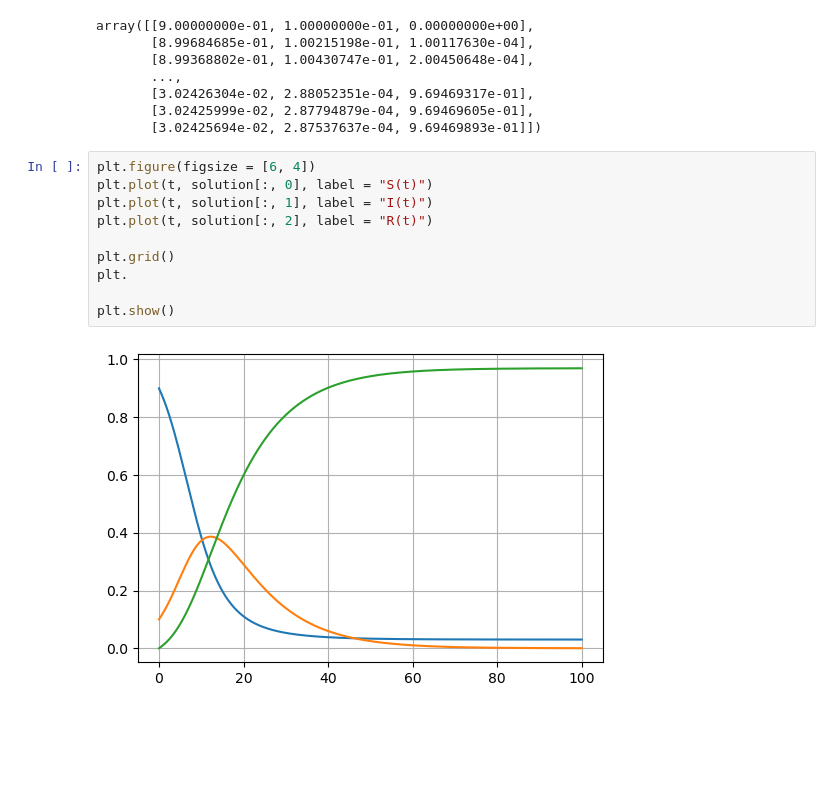
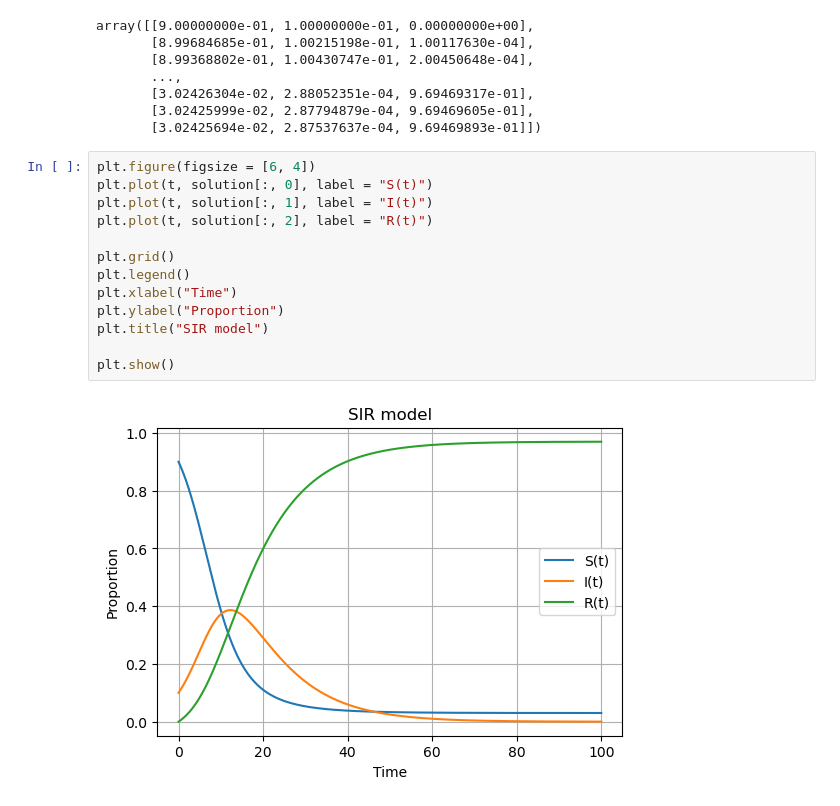
Before and after one commit to ZmijaZ/SIR-model, a Jupyter notebook: Untitled.ipynb, the cells around one changed output. Cells and saved outputs as stored; diff of their text form; blank space fills up the shorter version.

```diff
--- a/Untitled.ipynb
+++ b/Untitled.ipynb
@@ -37,12 +37,15 @@ array([[9.00000000e-01, 1.00000000e-01, 0.00000000e+00],
 # %%
 plt.figure(figsize = [6, 4])
 plt.plot(t, solution[:, 0], label = "S(t)")
 plt.plot(t, solution[:, 1], label = "I(t)")
 plt.plot(t, solution[:, 2], label = "R(t)")
 
 plt.grid()
-plt.
+plt.legend()
+plt.xlabel("Time")
+plt.ylabel("Proportion")
+plt.title("SIR model")
 
 plt.show()
 # %% [output]
-[figure, old version]
+[figure, new version]
```
Also changed, not shown: 1 other file.
